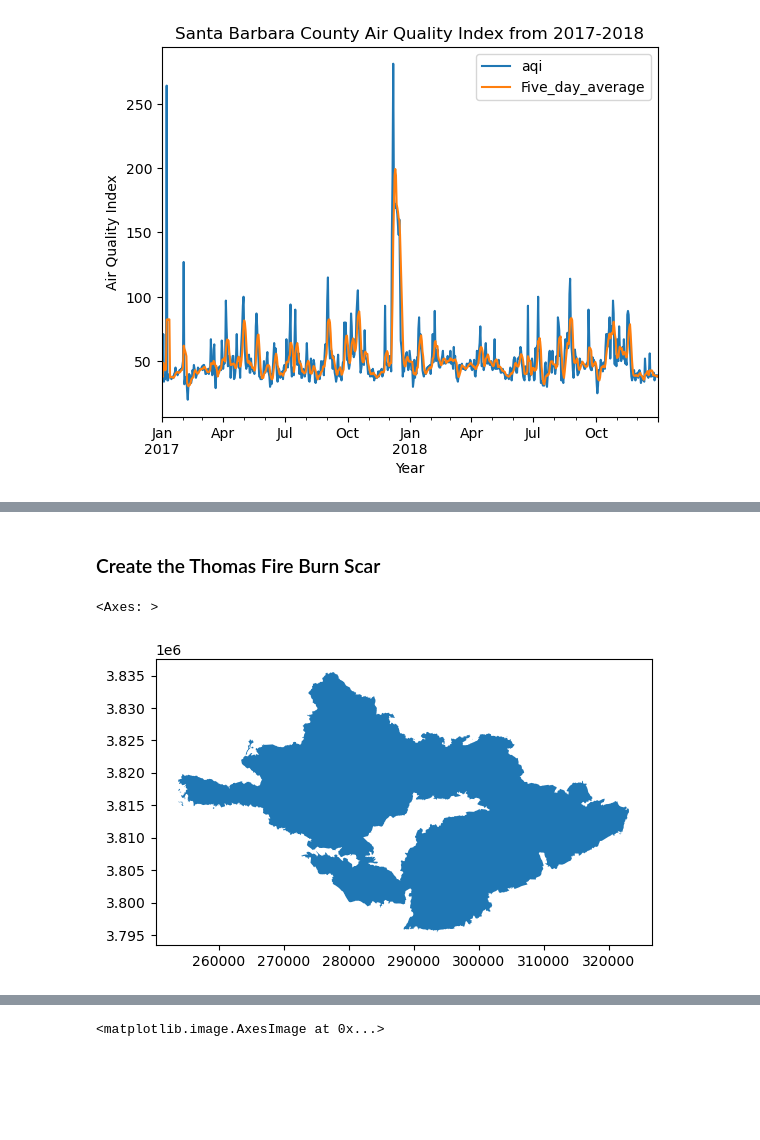
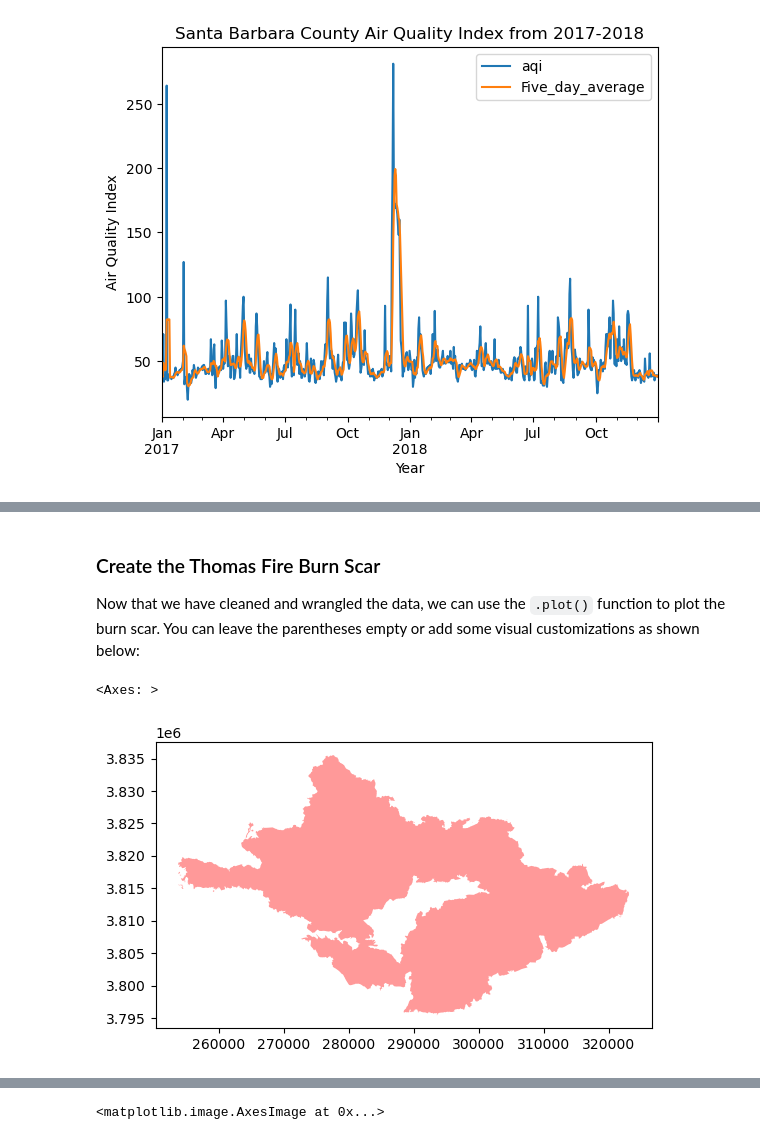
Before and after one commit to hmchilders/ThomasFire_AQI, a Jupyter notebook: Blog_post_version.ipynb, the cells around one changed output, grey strips where cells are left out. Drawn from its saved outputs; the diff is of its cells as text; code cells hidden in the pictures; blank space fills up the shorter version.

```diff
--- a/Blog_post_version.ipynb
+++ b/Blog_post_version.ipynb
@@ -132,10 +165,12 @@ calfire = calfire[calfire['fire_name'] == 'THOMAS']
 calfire = calfire.to_crs(landsat.rio.crs)
 # %% [markdown]
 ### Create the Thomas Fire Burn Scar
+Now that we have cleaned and wrangled the data, we can use the `.plot()` function to plot the burn scar.
+You can leave the parentheses empty or add some visual customizations as shown below:
 # %%
 #Plot the CA fire Data
-calfire.plot()
+calfire.plot(color = 'red', alpha = 0.4)
 # %% [output]
 <Axes: >
-[figure, old version]
+[figure, new version]
 # %% [markdown]
```
Also changed, not shown: parts of 16 cells of this notebook.
